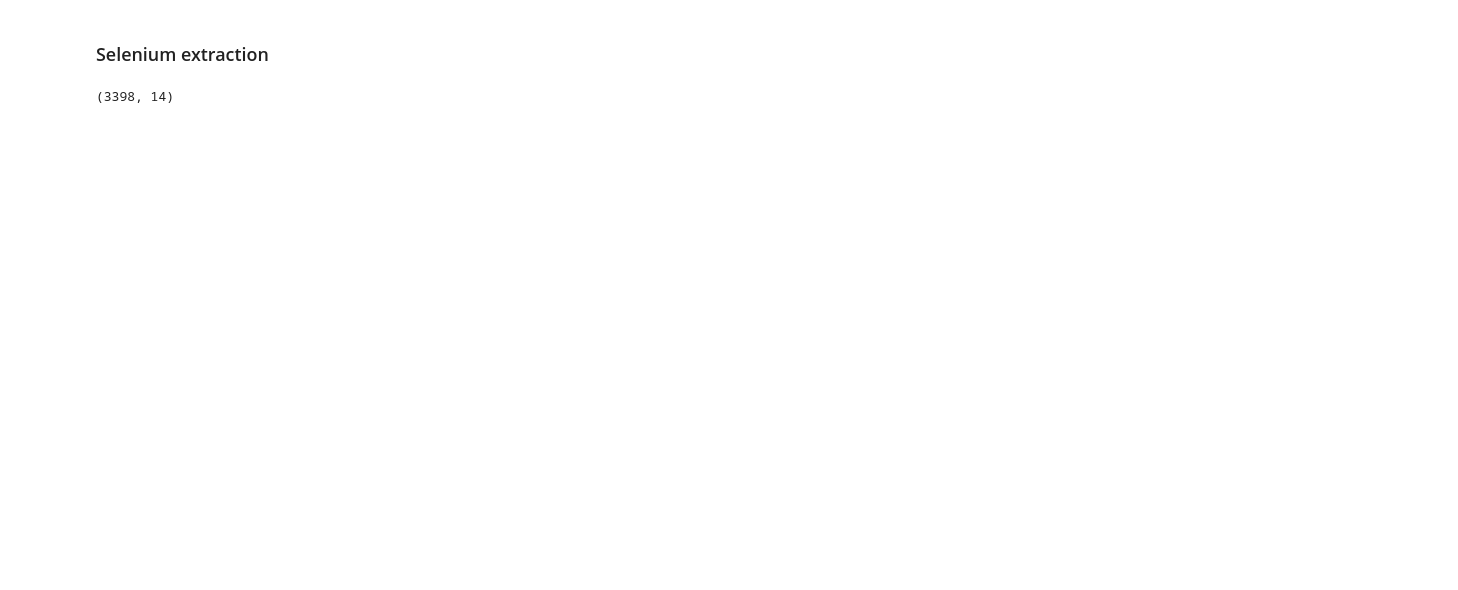
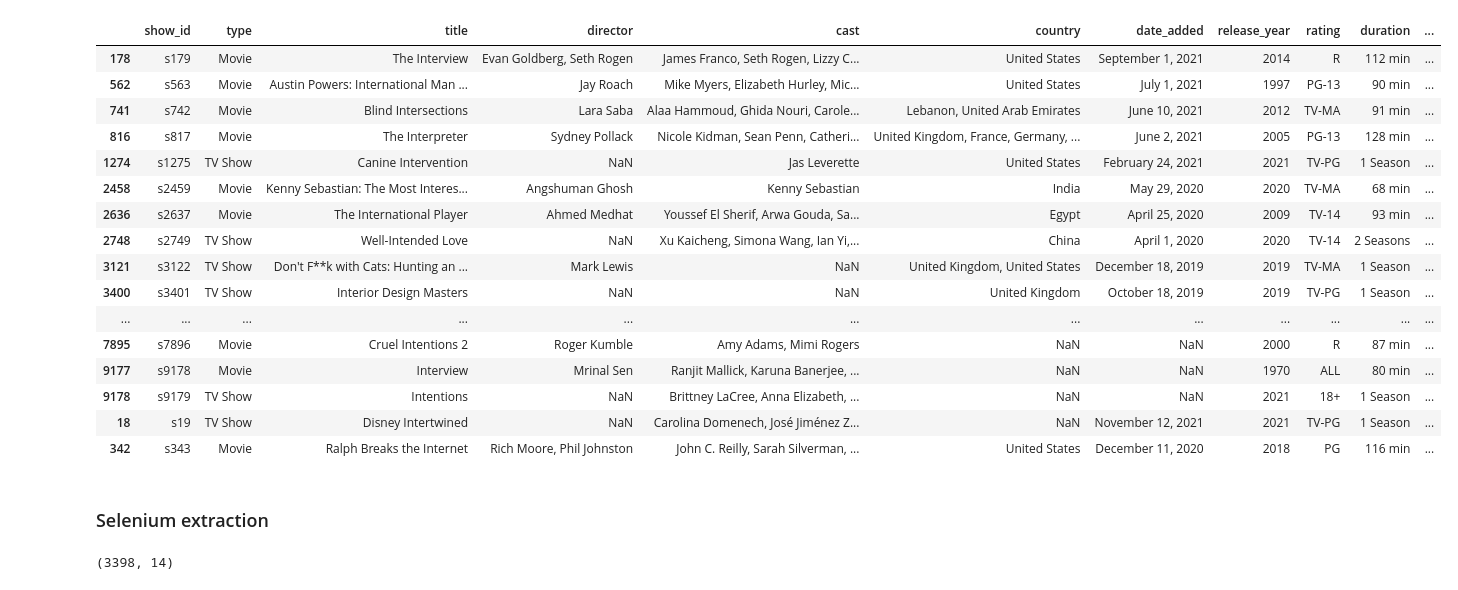
Before and after one commit to jperezllorente/streaming_platforms, a Jupyter notebook: dataset_enriching.ipynb, the cells around one changed output. Cells and saved outputs as stored; diff of their text form; code cells hidden in the pictures; blank space fills up the shorter version.

```diff
--- a/dataset_enriching.ipynb
+++ b/dataset_enriching.ipynb
@@ -34,0 +33,20 @@ amazon = pd.read_csv('data\\notebook_df\\amazon.csv')
+# %%
+data[data.title.str.contains('The I')]
+# %% [output]
+|  | show_id | type | title | director | cast | country | date_added | release_year | rating | duration | ... |
+| 178 | s179 | Movie | The Interview | Evan Goldberg, Seth Rogen | James Franco, Seth Rogen, Lizzy C... | United States | September 1, 2021 | 2014 | R | 112 min | ... |
+| 562 | s563 | Movie | Austin Powers: International Man ... | Jay Roach | Mike Myers, Elizabeth Hurley, Mic... | United States | July 1, 2021 | 1997 | PG-13 | 90 min | ... |
+| 741 | s742 | Movie | Blind Intersections | Lara Saba | Alaa Hammoud, Ghida Nouri, Carole... | Lebanon, United Arab Emirates | June 10, 2021 | 2012 | TV-MA | 91 min | ... |
+| 816 | s817 | Movie | The Interpreter | Sydney Pollack | Nicole Kidman, Sean Penn, Catheri... | United Kingdom, France, Germany, ... | June 2, 2021 | 2005 | PG-13 | 128 min | ... |
+| 1274 | s1275 | TV Show | Canine Intervention | NaN | Jas Leverette | United States | February 24, 2021 | 2021 | TV-PG | 1 Season | ... |
+| 2458 | s2459 | Movie | Kenny Sebastian: The Most Interes... | Angshuman Ghosh | Kenny Sebastian | India | May 29, 2020 | 2020 | TV-MA | 68 min | ... |
+| 2636 | s2637 | Movie | The International Player | Ahmed Medhat | Youssef El Sherif, Arwa Gouda, Sa... | Egypt | April 25, 2020 | 2009 | TV-14 | 93 min | ... |
+| 2748 | s2749 | TV Show | Well-Intended Love | NaN | Xu Kaicheng, Simona Wang, Ian Yi,... | China | April 1, 2020 | 2020 | TV-14 | 2 Seasons | ... |
+| 3121 | s3122 | TV Show | Don't F**k with Cats: Hunting an ... | Mark Lewis | NaN | United Kingdom, United States | December 18, 2019 | 2019 | TV-MA | 1 Season | ... |
+| 3400 | s3401 | TV Show | Interior Design Masters | NaN | NaN | United Kingdom | October 18, 2019 | 2019 | TV-PG | 1 Season | ... |
+| ... | ... | ... | ... | ... | ... | ... | ... | ... | ... | ... | ... |
+| 7895 | s7896 | Movie | Cruel Intentions 2 | Roger Kumble | Amy Adams, Mimi Rogers | NaN | NaN | 2000 | R | 87 min | ... |
+| 9177 | s9178 | Movie | Interview | Mrinal Sen | Ranjit Mallick, Karuna Banerjee, ... | NaN | NaN | 1970 | ALL | 80 min | ... |
+| 9178 | s9179 | TV Show | Intentions | NaN | Brittney LaCree, Anna Elizabeth, ... | NaN | NaN | 2021 | 18+ | 1 Season | ... |
+| 18 | s19 | TV Show | Disney Intertwined | NaN | Carolina Domenech, José Jiménez Z... | NaN | November 12, 2021 | 2021 | TV-PG | 1 Season | ... |
+| 342 | s343 | Movie | Ralph Breaks the Internet | Rich Moore, Phil Johnston | John C. Reilly, Sarah Silverman, ... | United States | December 11, 2020 | 2018 | PG | 116 min | ... |
```
Also changed, not shown: parts of 7 cells of this notebook.
